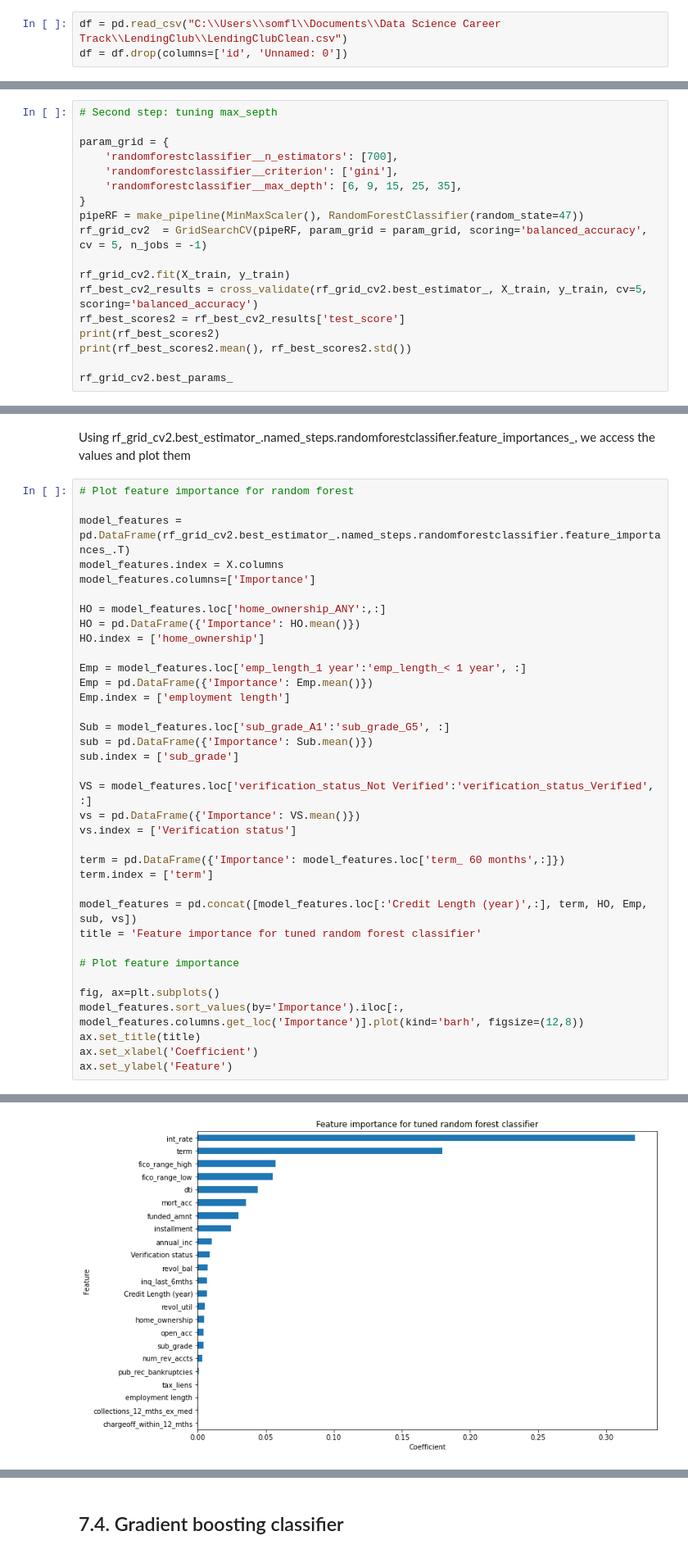
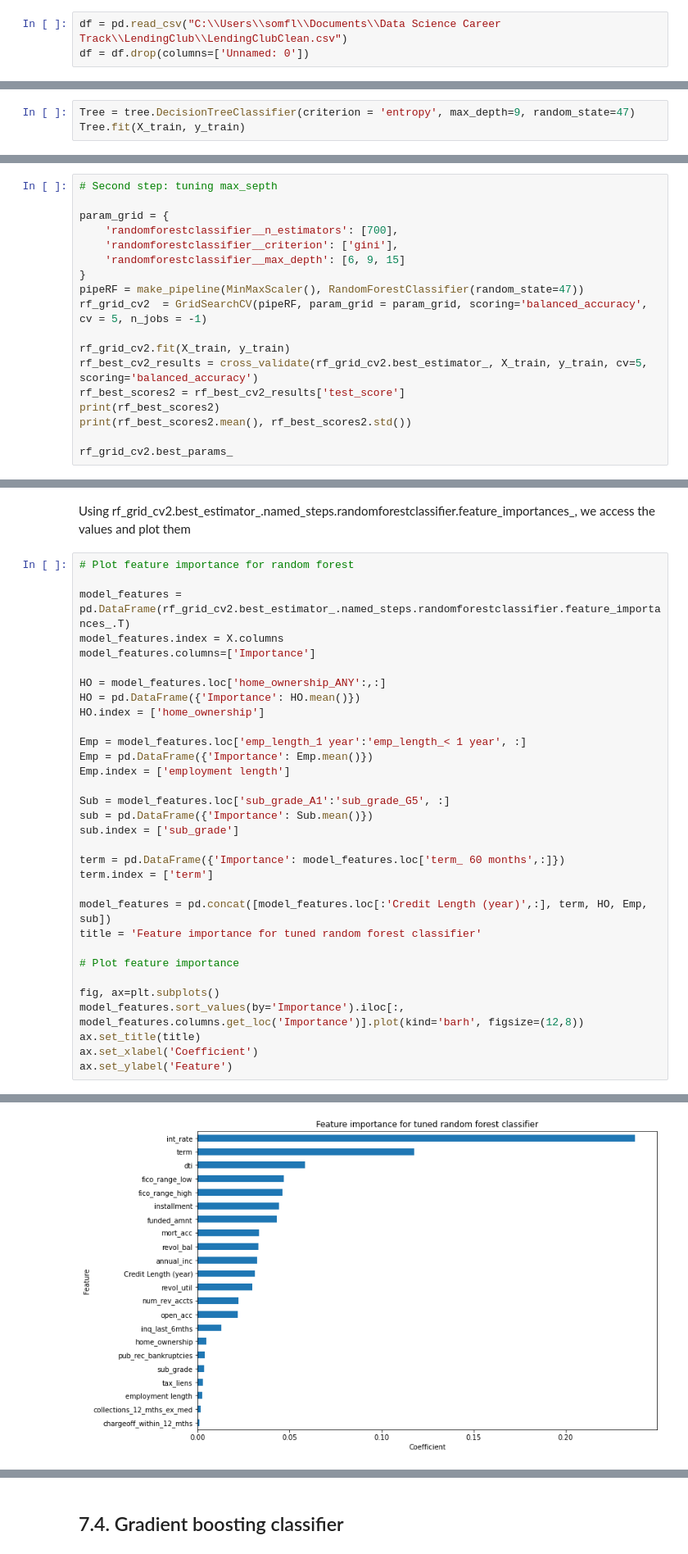
Before and after one commit to somayehY/Somayeh_Youssefi, a Jupyter notebook: LendingClub/LendingClub_preprocessing_modeling.ipynb, the cells around one changed output, grey strips where cells are left out. Shown at 82% size. Cells and saved outputs as stored; diff of their text form.

```diff
--- a/LendingClub/LendingClub_preprocessing_modeling.ipynb
+++ b/LendingClub/LendingClub_preprocessing_modeling.ipynb
@@ -90,4 +93,4 @@ import pickle
 Using the pd.read_csv, we load the data
 # %%
 df = pd.read_csv("C:\\Users\\somfl\\Documents\\Data Science Career Track\\LendingClub\\LendingClubClean.csv")
-df = df.drop(columns=['id', 'Unnamed: 0'])
+df = df.drop(columns=['Unnamed: 0'])
@@ -409,0 +429,3 @@ Mean and standard deviation of balanced accuaracy scores of 5 fold decision tree
+# %%
+Tree = tree.DecisionTreeClassifier(criterion = 'entropy', max_depth=9, random_state=47)
+Tree.fit(X_train, y_train)
@@ -561,7 +597,7 @@ Now, we use _n_estimator_ = 700 and tune _max_depth_.
 param_grid = {
     'randomforestclassifier__n_estimators': [700],
     'randomforestclassifier__criterion': ['gini'],
-    'randomforestclassifier__max_depth': [6, 9, 15, 25, 35],
+    'randomforestclassifier__max_depth': [6, 9, 15]
 }
 pipeRF = make_pipeline(MinMaxScaler(), RandomForestClassifier(random_state=47))
 rf_grid_cv2  = GridSearchCV(pipeRF, param_grid = param_grid, scoring='balanced_accuracy', cv = 5, n_jobs = -1)
@@ -593,39 +629,35 @@ Using rf_grid_cv2.best_estimator_.named_steps.randomforestclassifier.feature_imp
 model_features = pd.DataFrame(rf_grid_cv2.best_estimator_.named_steps.randomforestclassifier.feature_importances_.T)
 model_features.index = X.columns
 model_features.columns=['Importance']
 
 HO = model_features.loc['home_ownership_ANY':,:]
 HO = pd.DataFrame({'Importance': HO.mean()})
 HO.index = ['home_ownership']
 
 Emp = model_features.loc['emp_length_1 year':'emp_length_< 1 year', :]
 Emp = pd.DataFrame({'Importance': Emp.mean()})
 Emp.index = ['employment length']
 
 Sub = model_features.loc['sub_grade_A1':'sub_grade_G5', :]
 sub = pd.DataFrame({'Importance': Sub.mean()})
 sub.index = ['sub_grade']
 
-VS = model_features.loc['verification_status_Not Verified':'verification_status_Verified', :]
-vs = pd.DataFrame({'Importance': VS.mean()})
-vs.index = ['Verification status']
-
 term = pd.DataFrame({'Importance': model_features.loc['term_ 60 months',:]})
 term.index = ['term']
 
-model_features = pd.concat([model_features.loc[:'Credit Length (year)',:], term, HO, Emp, sub, vs])
+model_features = pd.concat([model_features.loc[:'Credit Length (year)',:], term, HO, Emp, sub])
 title = 'Feature importance for tuned random forest classifier'
 
 # Plot feature importance
 
 fig, ax=plt.subplots()
 model_features.sort_values(by='Importance').iloc[:, model_features.columns.get_loc('Importance')].plot(kind='barh', figsize=(12,8))
 ax.set_title(title)
 ax.set_xlabel('Coefficient')
 ax.set_ylabel('Feature')
 # %% [output]
 Text(0, 0.5, 'Feature')
-[figure, old version]
+[figure, new version]
 # %% [markdown]
 
 
```
Also changed, not shown: parts of 37 cells of this notebook.
